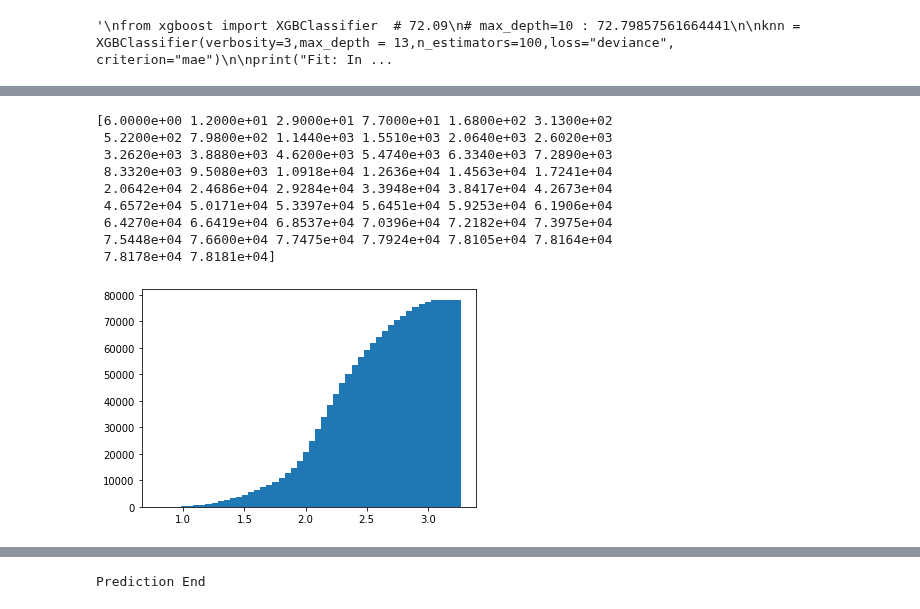
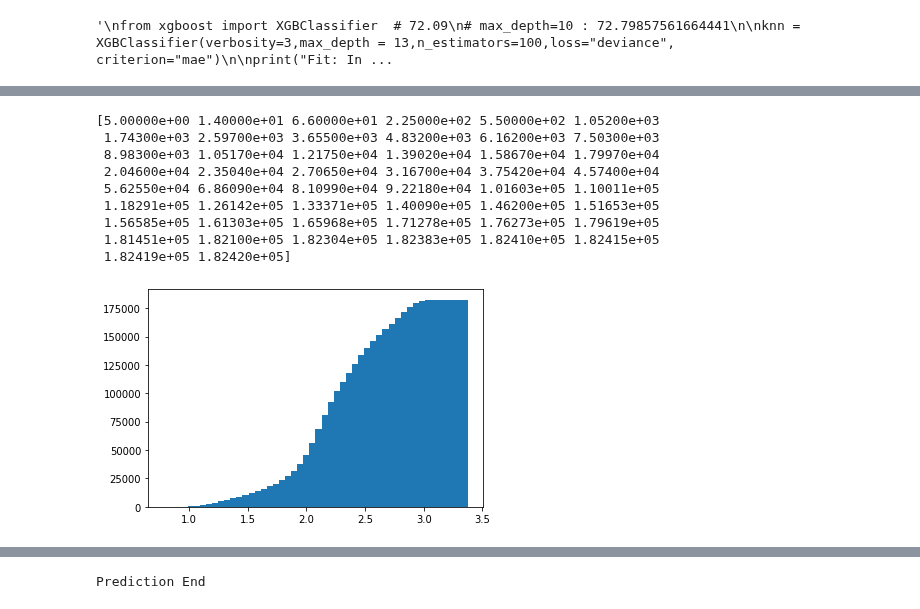
Before and after one commit to sipocz/_earthQuake, a Jupyter notebook: gpos_lin/_earthquake_distance_gradientBoosting.ipynb, the cells around one changed output, grey strips where cells are left out. Drawn from its saved outputs; the diff is of its cells as text; code cells hidden in the pictures.

```diff
--- a/gpos_lin/_earthquake_distance_gradientBoosting.ipynb
+++ b/gpos_lin/_earthquake_distance_gradientBoosting.ipynb
@@ -291,7 +329,7 @@ from sklearn.ensemble import HistGradientBoostingRegressor
 from sklearn.ensemble import GradientBoostingClassifier
 #clf = GradientBoostingClassifier(random_state=0,n_estimators=5250, max_depth=43, verbose=3, tol=0.0001)
 #clf = HistGradientBoostingClassifier(random_state=1, max_depth=53, verbose=3, tol=0.000001, learning_rate=0.6, max_iter=2000,early_stopping=False,min_samples_leaf=5000, scoring="balanced_accuracy")
-clf=HistGradientBoostingRegressor(random_state=1, max_depth=13, verbose=3, tol=0.000001, learning_rate=0.6, max_iter=2000,early_stopping=False,min_samples_leaf=200, scoring="balanced_accuracy")
+clf=HistGradientBoostingRegressor(random_state=1, max_depth=113, verbose=3, tol=0.00000001, learning_rate=0.1, max_iter=4000,early_stopping=True,min_samples_leaf=50, loss="poisson",n_iter_no_change=80)
 
 clf.fit(X_train_train, y_train_train)
 print("Fit End - Prediction Start ")
@@ -315,15 +353 @@ Time spent predicting:           0.748s
 Fit End - Prediction Start
-# %%
-a=plt.hist(y_pred_train,50,cumulative=True);
-print(a[0])
-# %% [output]
-[6.0000e+00 1.2000e+01 2.9000e+01 7.7000e+01 1.6800e+02 3.1300e+02
- 5.2200e+02 7.9800e+02 1.1440e+03 1.5510e+03 2.0640e+03 2.6020e+03
- 3.2620e+03 3.8880e+03 4.6200e+03 5.4740e+03 6.3340e+03 7.2890e+03
- 8.3320e+03 9.5080e+03 1.0918e+04 1.2636e+04 1.4563e+04 1.7241e+04
- 2.0642e+04 2.4686e+04 2.9284e+04 3.3948e+04 3.8417e+04 4.2673e+04
- 4.6572e+04 5.0171e+04 5.3397e+04 5.6451e+04 5.9253e+04 6.1906e+04
- 6.4270e+04 6.6419e+04 6.8537e+04 7.0396e+04 7.2182e+04 7.3975e+04
- 7.5448e+04 7.6600e+04 7.7475e+04 7.7924e+04 7.8105e+04 7.8164e+04
- 7.8178e+04 7.8181e+04]
-[figure, removed]
@@ -369,3 +359,17 @@ y_train_train_pred=clf.predict(X_train_train)
 
 
 #------------------------------------
+# %%
+a=plt.hist(y_train_train_pred,50,cumulative=True);
+print(a[0])
+# %% [output]
+[5.00000e+00 1.40000e+01 6.60000e+01 2.25000e+02 5.50000e+02 1.05200e+03
+ 1.74300e+03 2.59700e+03 3.65500e+03 4.83200e+03 6.16200e+03 7.50300e+03
+ 8.98300e+03 1.05170e+04 1.21750e+04 1.39020e+04 1.58670e+04 1.79970e+04
+ 2.04600e+04 2.35040e+04 2.70650e+04 3.16700e+04 3.75420e+04 4.57400e+04
+ 5.62550e+04 6.86090e+04 8.10990e+04 9.22180e+04 1.01603e+05 1.10011e+05
+ 1.18291e+05 1.26142e+05 1.33371e+05 1.40090e+05 1.46200e+05 1.51653e+05
+ 1.56585e+05 1.61303e+05 1.65968e+05 1.71278e+05 1.76273e+05 1.79619e+05
+ 1.81451e+05 1.82100e+05 1.82304e+05 1.82383e+05 1.82410e+05 1.82415e+05
+ 1.82419e+05 1.82420e+05]
+[figure, added]
```
Also changed, not shown: parts of 8 cells of this notebook.
